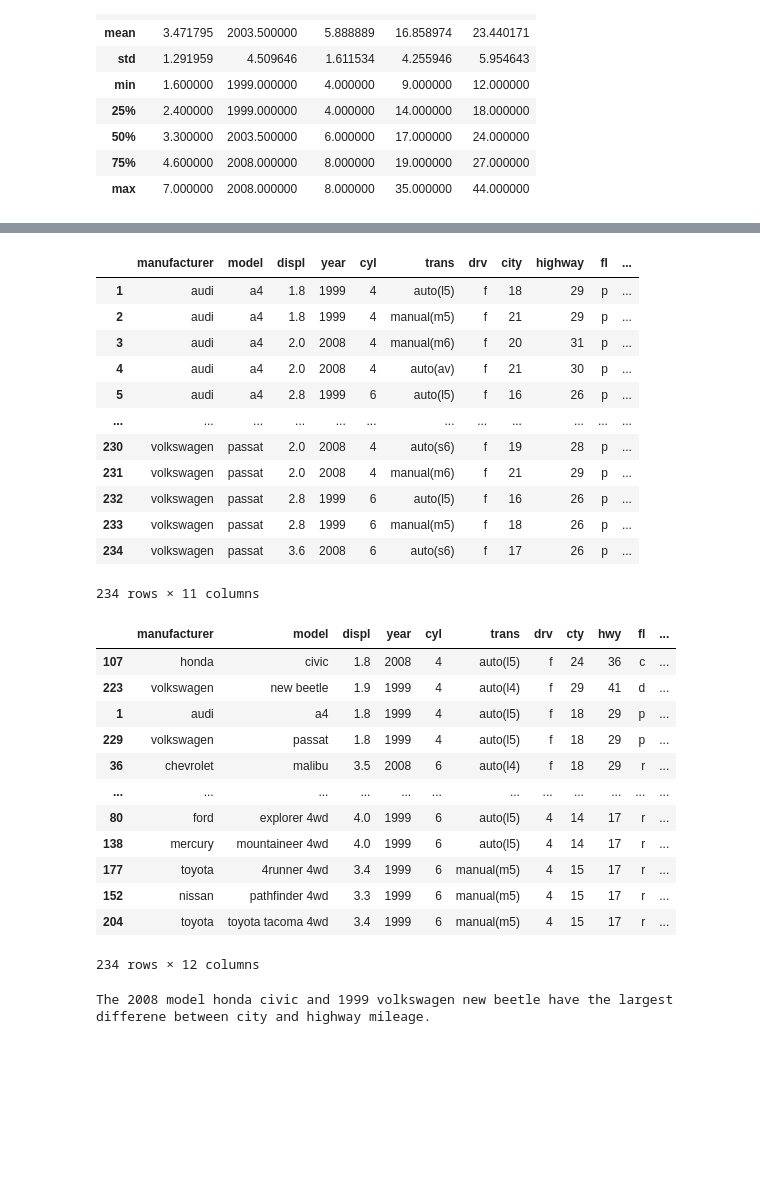
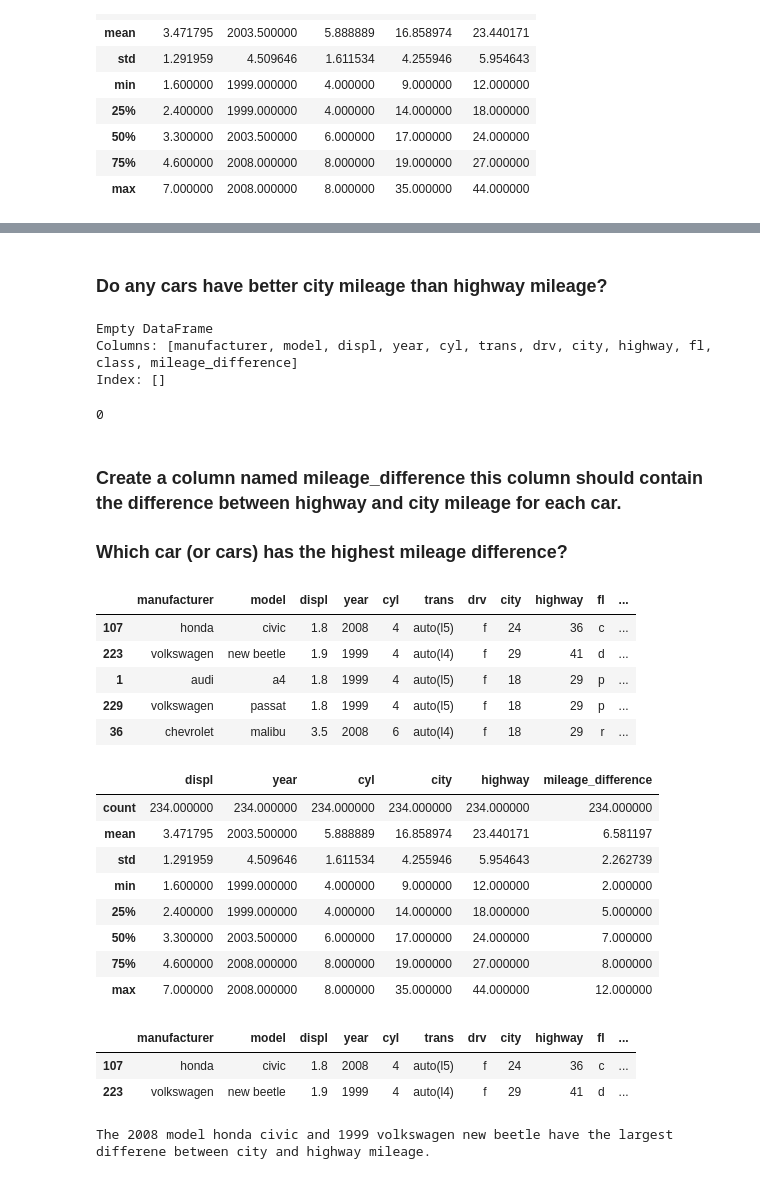
Before and after one commit to jcrosenberger/numpy-pandas-visualization-exercises, a Jupyter notebook: dataframes.ipynb, the cells around one changed output, grey strips where cells are left out. Drawn from its saved outputs; the diff is of its cells as text; code cells hidden in the pictures; blank space fills up the shorter version.

```diff
--- a/dataframes.ipynb
+++ b/dataframes.ipynb
@@ -181,2 +190,2 @@ mpg.describe()
 # %%
-mpg.rename(columns={'cty' : 'city'})
+mpg.rename(columns={'cty' : 'city'}, inplace = True)
@@ -197,38 +192,51 @@ mpg.rename(columns={'cty' : 'city'})
 # %%
-mpg.rename(columns={'hwy':'highway','cty' : 'city'})
+mpg = mpg.rename(columns={'hwy':'highway','cty' : 'city'})
-# %% [output]
-|  | manufacturer | model | displ | year | cyl | trans | drv | city | highway | fl | ... |
-| 1 | audi | a4 | 1.8 | 1999 | 4 | auto(l5) | f | 18 | 29 | p | ... |
-| 2 | audi | a4 | 1.8 | 1999 | 4 | manual(m5) | f | 21 | 29 | p | ... |
-| 3 | audi | a4 | 2.0 | 2008 | 4 | manual(m6) | f | 20 | 31 | p | ... |
-| 4 | audi | a4 | 2.0 | 2008 | 4 | auto(av) | f | 21 | 30 | p | ... |
-| 5 | audi | a4 | 2.8 | 1999 | 6 | auto(l5) | f | 16 | 26 | p | ... |
-| ... | ... | ... | ... | ... | ... | ... | ... | ... | ... | ... | ... |
-| 230 | volkswagen | passat | 2.0 | 2008 | 4 | auto(s6) | f | 19 | 28 | p | ... |
-| 231 | volkswagen | passat | 2.0 | 2008 | 4 | manual(m6) | f | 21 | 29 | p | ... |
-| 232 | volkswagen | passat | 2.8 | 1999 | 6 | auto(l5) | f | 16 | 26 | p | ... |
-| 233 | volkswagen | passat | 2.8 | 1999 | 6 | manual(m5) | f | 18 | 26 | p | ... |
-| 234 | volkswagen | passat | 3.6 | 2008 | 6 | auto(s6) | f | 17 | 26 | p | ... |
-234 rows × 11 columns
 # %%
-mpg['mileage_difference'] = round((mpg['hwy'] - mpg['cty']),2)
+mpg['mileage_difference'] = round((mpg['highway'] - mpg['city']),2)
+# %% [markdown]
+### Do any cars have better city mileage than highway mileage?
+# %%
+mpgmask = mpg.city > mpg.highway
+print(mpg[mpgmask])
+# %% [output]
+Empty DataFrame
+Columns: [manufacturer, model, displ, year, cyl, trans, drv, city, highway, fl, class, mileage_difference]
+Index: []
+# %%
+mpgmask.sum()
+# %% [output]
+0
+# %% [markdown]
+### Create a column named mileage_difference this column should contain the difference between highway and city mileage for each car.
+### Which car (or cars) has the highest mileage difference?
 # %%
-mpg.sort_values(by='mileage_difference', ascending = False)
+mpg.sort_values(by='mileage_difference', ascending = False).head()
 # %% [output]
-|  | manufacturer | model | displ | year | cyl | trans | drv | cty | hwy | fl | ... |
+|  | manufacturer | model | displ | year | cyl | trans | drv | city | highway | fl | ... |
 | 107 | honda | civic | 1.8 | 2008 | 4 | auto(l5) | f | 24 | 36 | c | ... |
 | 223 | volkswagen | new beetle | 1.9 | 1999 | 4 | auto(l4) | f | 29 | 41 | d | ... |
 | 1 | audi | a4 | 1.8 | 1999 | 4 | auto(l5) | f | 18 | 29 | p | ... |
 | 229 | volkswagen | passat | 1.8 | 1999 | 4 | auto(l5) | f | 18 | 29 | p | ... |
 | 36 | chevrolet | malibu | 3.5 | 2008 | 6 | auto(l4) | f | 18 | 29 | r | ... |
-| ... | ... | ... | ... | ... | ... | ... | ... | ... | ... | ... | ... |
-| 80 | ford | explorer 4wd | 4.0 | 1999 | 6 | auto(l5) | 4 | 14 | 17 | r | ... |
-| 138 | mercury | mountaineer 4wd | 4.0 | 1999 | 6 | auto(l5) | 4 | 14 | 17 | r | ... |
-| 177 | toyota | 4runner 4wd | 3.4 | 1999 | 6 | manual(m5) | 4 | 15 | 17 | r | ... |
-| 152 | nissan | pathfinder 4wd | 3.3 | 1999 | 6 | manual(m5) | 4 | 15 | 17 | r | ... |
-| 204 | toyota | toyota tacoma 4wd | 3.4 | 1999 | 6 | manual(m5) | 4 | 15 | 17 | r | ... |
-234 rows × 12 columns
-# %%
-print('The 2008 model honda civic and 1999 volkswagen new beetle have the largest differene between city and highway mileage.')
-# %% [output]
-The 2008 model honda civic and 1999 volkswagen new beetle have the largest differene between city and highway mileage.
+# %%
+mpg.describe()
+# %% [output]
+|  | displ | year | cyl | city | highway | mileage_difference |
+| count | 234.000000 | 234.000000 | 234.000000 | 234.000000 | 234.000000 | 234.000000 |
+| mean | 3.471795 | 2003.500000 | 5.888889 | 16.858974 | 23.440171 | 6.581197 |
+| std | 1.291959 | 4.509646 | 1.611534 | 4.255946 | 5.954643 | 2.262739 |
+| min | 1.600000 | 1999.000000 | 4.000000 | 9.000000 | 12.000000 | 2.000000 |
+| 25% | 2.400000 | 1999.000000 | 4.000000 | 14.000000 | 18.000000 | 5.000000 |
+| 50% | 3.300000 | 2003.500000 | 6.000000 | 17.000000 | 24.000000 | 7.000000 |
+| 75% | 4.600000 | 2008.000000 | 8.000000 | 19.000000 | 27.000000 | 8.000000 |
+| max | 7.000000 | 2008.000000 | 8.000000 | 35.000000 | 44.000000 | 12.000000 |
+# %%
+mpg[mpg.mileage_difference == mpg.mileage_difference.max()]
+# %% [output]
+|  | manufacturer | model | displ | year | cyl | trans | drv | city | highway | fl | ... |
+| 107 | honda | civic | 1.8 | 2008 | 4 | auto(l5) | f | 24 | 36 | c | ... |
+| 223 | volkswagen | new beetle | 1.9 | 1999 | 4 | auto(l4) | f | 29 | 41 | d | ... |
+# %%
+print('The 2008 model honda civic and 1999 volkswagen new beetle have the largest differene between city and highway mileage.')
+# %% [output]
+The 2008 model honda civic and 1999 volkswagen new beetle have the largest differene between city and highway mileage.
```
Also changed, not shown: parts of 33 cells of this notebook.
